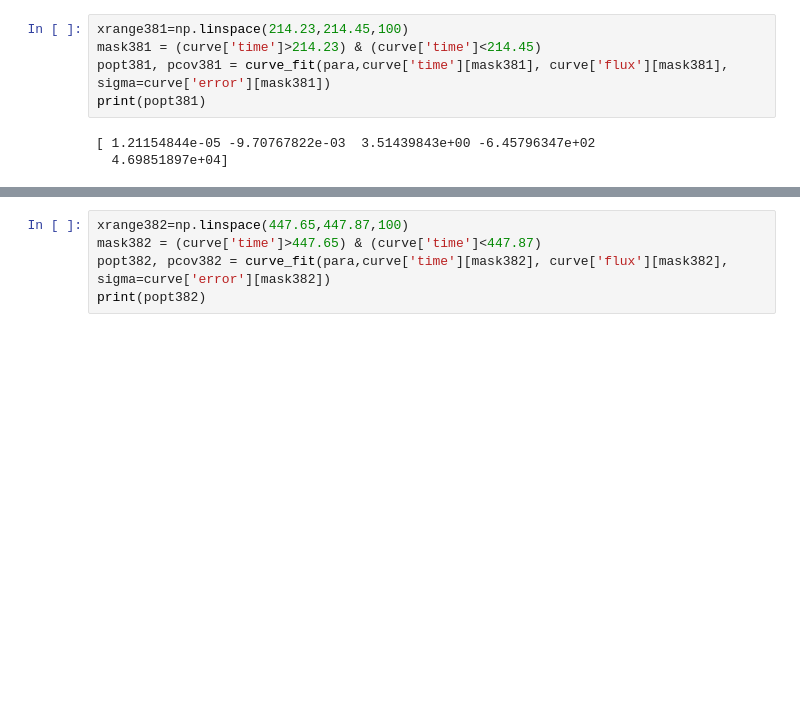
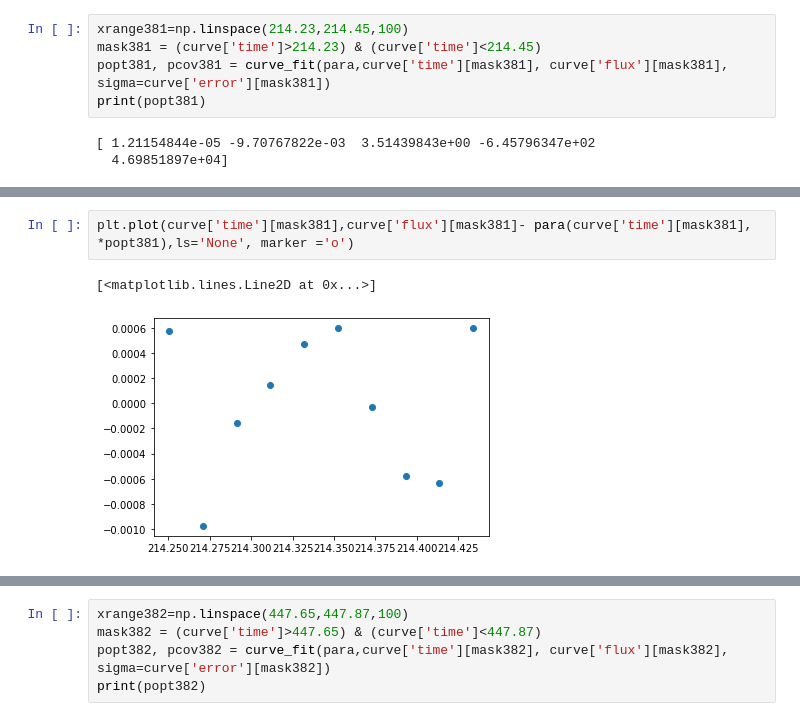
Before and after one commit to wfw23/Astrolabs, a Jupyter notebook: Chapter3_ExoLightCurves.ipynb, the cells around one changed output, grey strips where cells are left out. Saved outputs shown, nothing was run; the diff lists cells and outputs as text; blank space fills up the shorter version.

```diff
--- a/Chapter3_ExoLightCurves.ipynb
+++ b/Chapter3_ExoLightCurves.ipynb
@@ -582 +600,6 @@ plt.plot(xrange381, para(xrange381, *popt381))
 [figure]
+# %%
+plt.plot(curve['time'][mask381],curve['flux'][mask381]- para(curve['time'][mask381], *popt381),ls='None', marker ='o')
+# %% [output]
+[<matplotlib.lines.Line2D at 0x...>]
+[figure, added]
```
Also changed, not shown: parts of 25 cells of this notebook, 1 other file.
